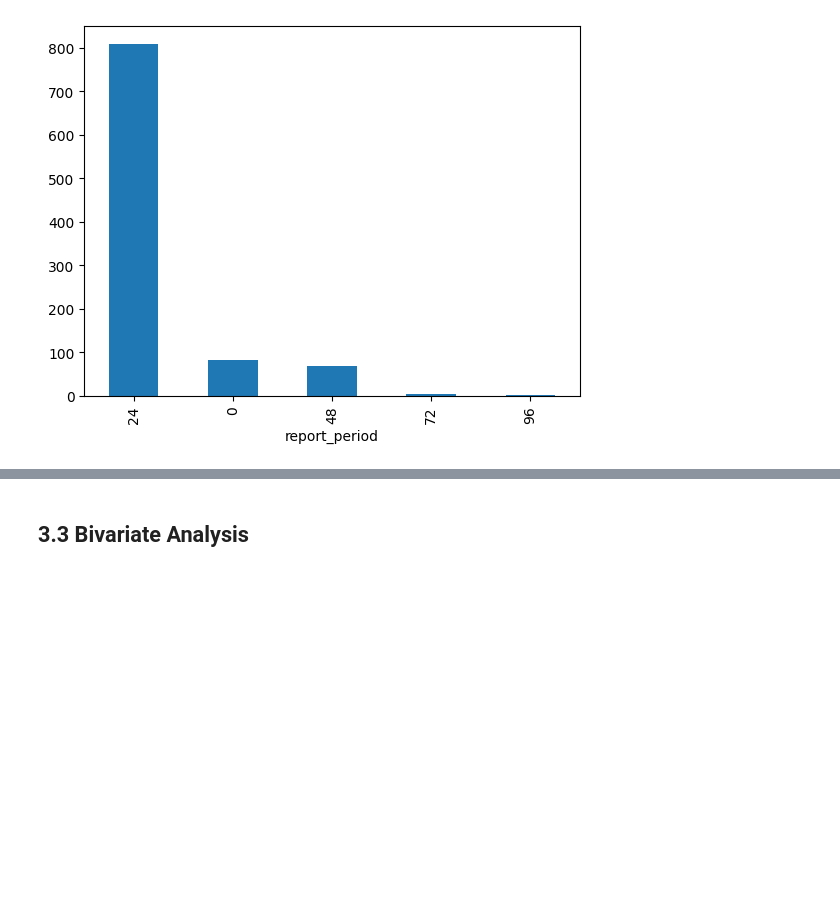
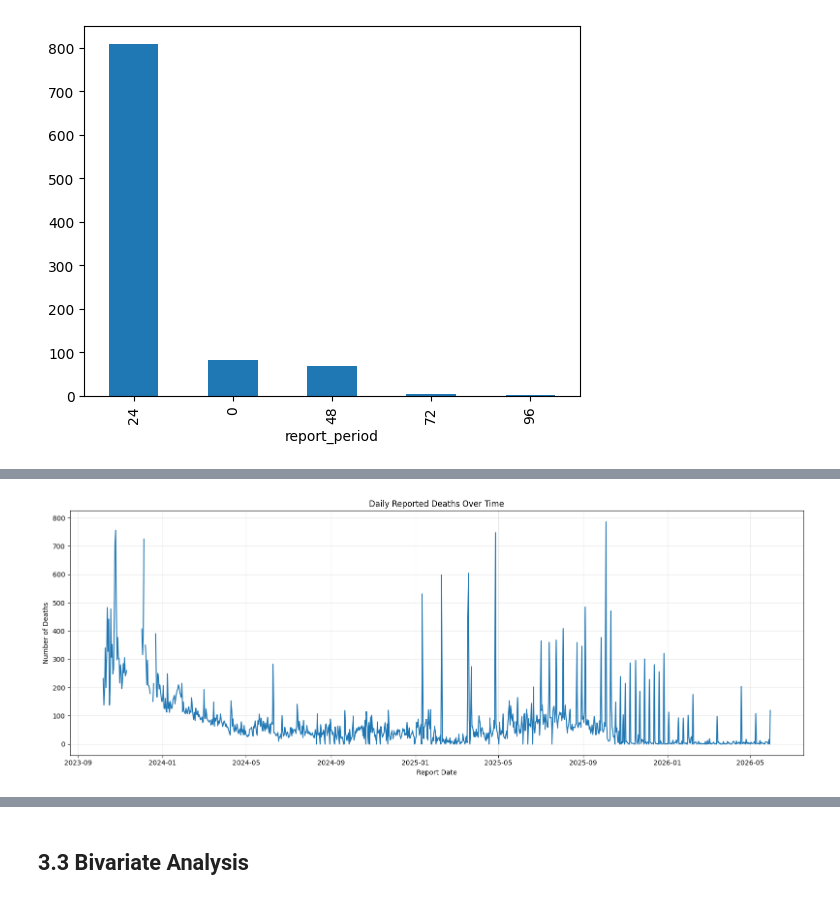
Before and after one commit to aya-alharazin/gaza-humanitarian-data-analysis, a Jupyter notebook: notebooked8b8b5735.ipynb, the cells around one changed output, grey strips where cells are left out. Saved outputs shown, nothing was run; the diff lists cells and outputs as text; code cells hidden in the pictures; blank space fills up the shorter version.

```diff
--- a/notebooked8b8b5735.ipynb
+++ b/notebooked8b8b5735.ipynb
@@ -176,0 +191,16 @@ df['report_period'].value_counts().plot(kind = 'bar')
+# %%
+plt.figure(figsize=(16, 6))
+
+plt.plot( df['killed'])
+
+plt.title('Daily Reported Deaths Over Time')
+plt.xlabel('Report Date')
+plt.ylabel('Number of Deaths')
+
+
+plt.grid(alpha=0.3)
+
+plt.tight_layout()
+plt.show()
+# %% [output]
+[figure, added]
```
Also changed, not shown: parts of 5 cells of this notebook.
